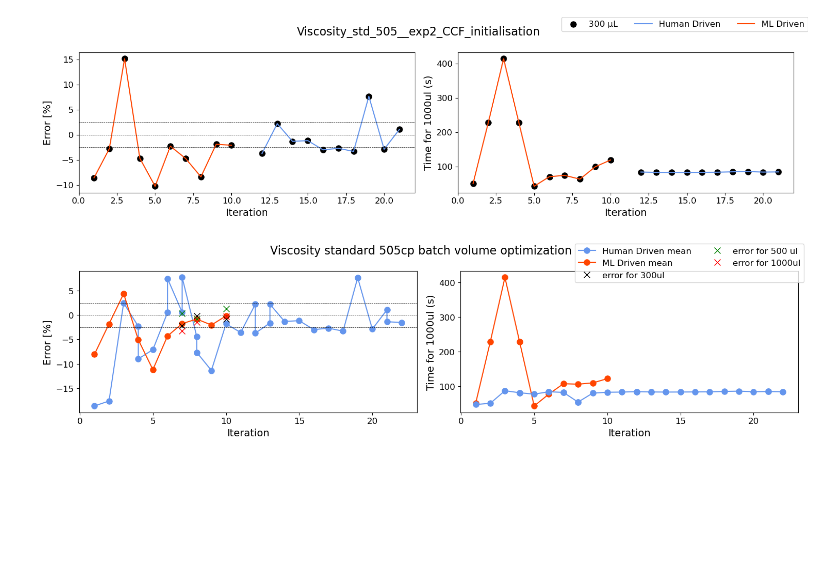
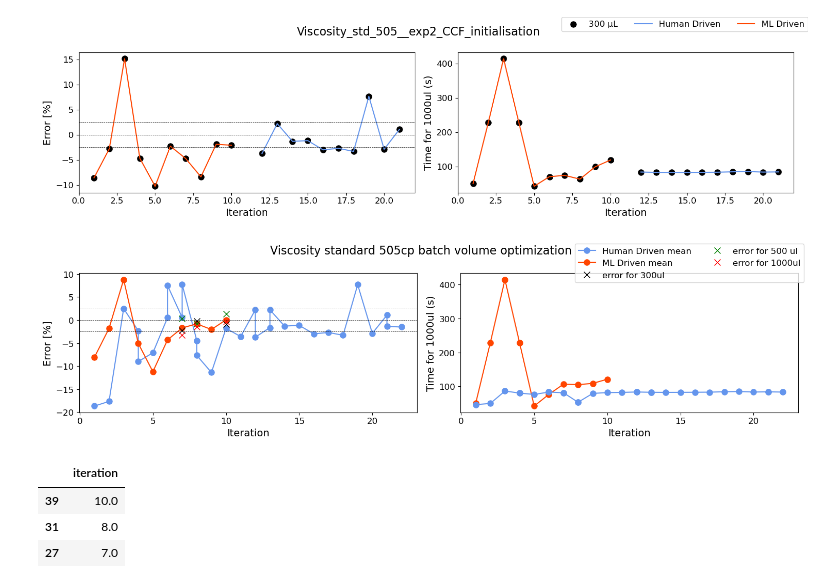
Before and after one commit to Quijanove/viscosity_liquid_transfer_Pablo, a Jupyter notebook: Opentrons_experiments/BOTorch_optimization/plot_presentation_Opentrons.ipynb, the cells around one changed output. Saved outputs shown, nothing was run; the diff lists cells and outputs as text; code cells hidden in the pictures; blank space fills up the shorter version.

```diff
--- a/Opentrons_experiments/BOTorch_optimization/plot_presentation_Opentrons.ipynb
+++ b/Opentrons_experiments/BOTorch_optimization/plot_presentation_Opentrons.ipynb
@@ -157,6 +121,6 @@ for volume in volumes:
 
 #Recalculate mean
 for i in range(3,len(df_exp3),4):
-    df_exp3.loc[i,'%error'] = df_exp3.loc[i-3:i,'%error'].mean()
+    df_exp3.loc[i,'%error'] = df_exp3.loc[i-3:i-1,'%error'].mean()
 # %%
 df_exp3
@@ -278,37 +224,37 @@ if len(df_man) != 0:
 if len(df_exp3_mean) != 0:
     axs.flatten()[0].plot(df_exp3_mean['iteration'],df_exp3_mean['%error'],marker= 'o', label='ML Driven mean',c = 'orangered')
 
 
 for i in range(len(axs.flatten())-1):
     axs.flatten()[i].axhline(y=0, ls = '--', color = 'black', linewidth=0.5)
     axs.flatten()[i].axhline(y=2.5, ls = '--', color = 'black', linewidth=0.5)
     axs.flatten()[i].axhline(y=-2.5, ls = '--', color = 'black', linewidth=0.5)
     axs.flatten()[i].set_xlabel('Iteration')
     axs.flatten()[i].set_ylabel('Error [%]')
 
 
 
 if len(df_exp3_mean) != 0:
     axs.flatten()[1].plot(df_exp3_mean['iteration'],df_exp3_mean['time_asp_1000'], marker ='o', c = 'orangered')
 
 axs.flatten()[0].plot(test_300_df['iteration'],test_300_df['%error'], marker= 'x', c = 'black', linestyle='None', label = 'error for 300ul')
 axs.flatten()[0].plot(test_500_df['iteration'],test_500_df['%error'], marker= 'x', c = 'green', linestyle='None', label = 'error for 500 ul')
 axs.flatten()[0].plot(test_1000_df['iteration'],test_1000_df['%error'], marker= 'x', c = 'red', linestyle='None', label = 'error for 1000ul')
 axs.flatten()[1].plot(df_man['iteration'],df_man['time_for_1000'], marker= 'o', c = 'cornflowerblue')
 axs.flatten()[1].set_xlabel('Iteration')
 axs.flatten()[1].set_ylabel('Time for 1000ul (s)')
 
 
 fig.set_size_inches(15, 4)
 fig.suptitle('Viscosity standard '+str(std)+ 'cp batch volume optimization')
 fig.legend( loc='upper right',ncol=2)
 fig.tight_layout()
 
-REPO = 'viscosity_liquid_transfer_Pablo'
-folder3 = os.getcwd().split(REPO)[0]+REPO+r'\Opentrons_experiments\\BOTorch_optimization\\Shivam_Report\\Clear_graphs_using_plot_presentation'
-fig.savefig(folder3+r'\\'+'Viscosity_std_'+std+'_exp3_line_updated.png')
+# REPO = 'viscosity_liquid_transfer_Pablo'
+# folder3 = os.getcwd().split(REPO)[0]+REPO+r'\Opentrons_experiments\\BOTorch_optimization\\Shivam_Report\\Clear_graphs_using_plot_presentation'
+# fig.savefig(folder3+r'\\'+'Viscosity_std_'+std+'_exp3_line_updated.png')
 # %% [output]
-[figure, old version]
+[figure, new version]
 # %%
 df_exp3_500.where(df_exp3_500['iteration']==df_exp3_mean_min_iteration)
 # %%
@@ -317,6 +263,11 @@ df_exp3_mean
 df_exp3_mean_min_iteration = df_exp3_mean[['iteration','%error']].abs().sort_values('%error').iloc[0:3,0].copy()
 df_exp3_mean_min_iteration_df = pd.DataFrame(data=df_exp3_mean_min_iteration)
 df_exp3_mean_min_iteration_df
+# %% [output]
+|  | iteration |
+| 39 | 10.0 |
+| 31 | 8.0 |
+| 27 | 7.0 |
 # %%
 df_man_mean_min_iteration = df_man[['iteration','%error']].abs().sort_values('%error').iloc[0:3,0].copy()
 df_man_mean_min_iteration_df = pd.DataFrame(data=df_man_mean_min_iteration)
```
Also changed, not shown: parts of 7 cells of this notebook.
